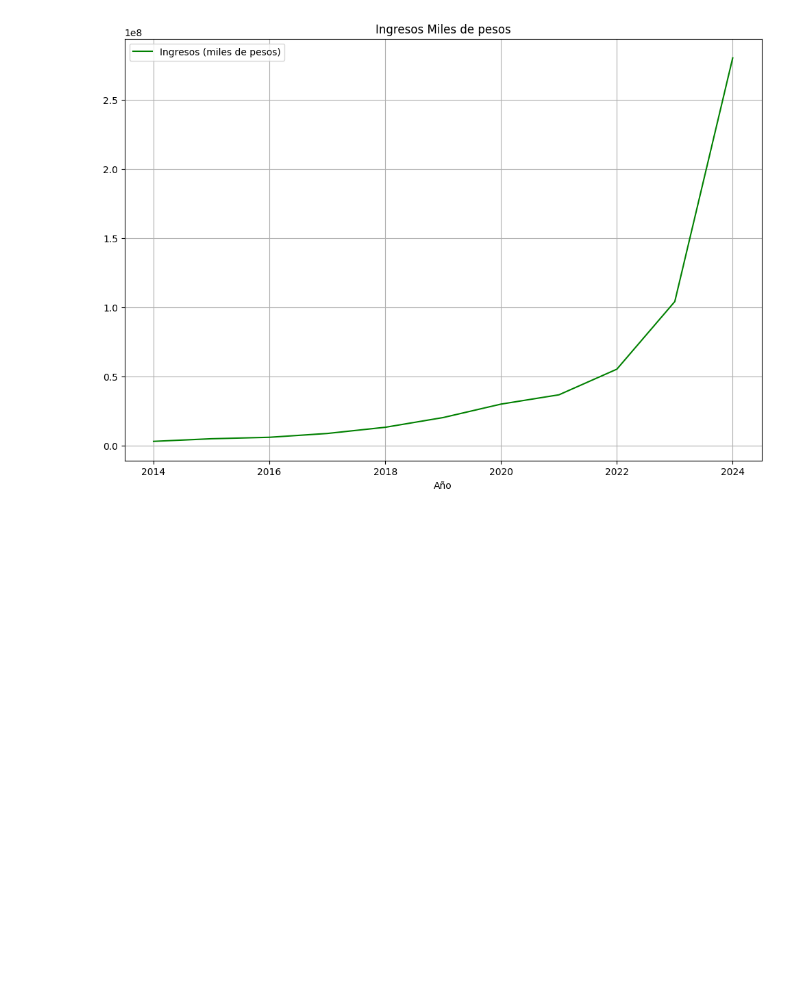
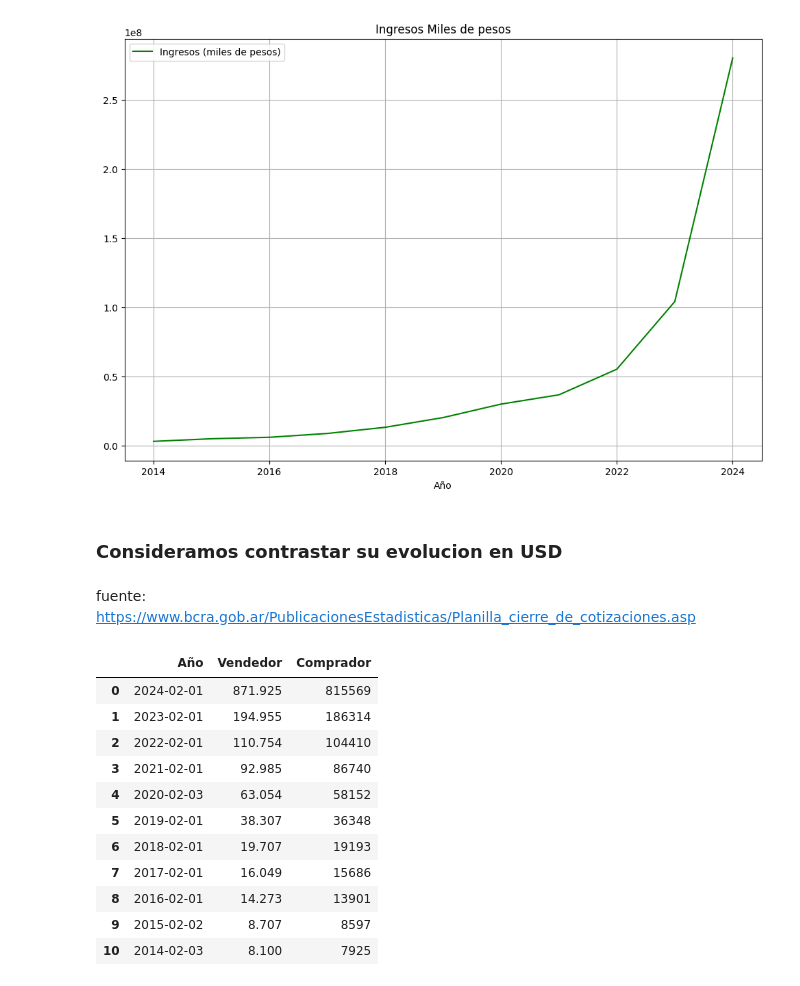
Before and after one commit to FerchoHenry/fmgc-pida, a Jupyter notebook: notebooks/EDA.ipynb, the cells around one changed output. Cells and saved outputs as stored; diff of their text form; code cells hidden in the pictures; blank space fills up the shorter version.

```diff
--- a/notebooks/EDA.ipynb
+++ b/notebooks/EDA.ipynb
@@ -691,3 +691,26 @@ df_Ingresos_.plot(x='Año',
 # %% [output]
 <Axes: title={'center': 'Ingresos Miles de pesos'}, xlabel='Año'>
 [figure]
+# %% [markdown]
+### Consideramos contrastar su evolucion en USD
+# %% [markdown]
+fuente:
+https://www.bcra.gob.ar/PublicacionesEstadisticas/Planilla_cierre_de_cotizaciones.asp
+# %%
+dfcotizacion = pd.read_excel('cotizacion_dolar.xlsx')
+dfcotizacion
+# %%
+dfcotizacion
+# %% [output]
+|  | Año | Vendedor | Comprador |
+| 0 | 2024-02-01 | 871.925 | 815569 |
+| 1 | 2023-02-01 | 194.955 | 186314 |
+| 2 | 2022-02-01 | 110.754 | 104410 |
+| 3 | 2021-02-01 | 92.985 | 86740 |
+| 4 | 2020-02-03 | 63.054 | 58152 |
+| 5 | 2019-02-01 | 38.307 | 36348 |
+| 6 | 2018-02-01 | 19.707 | 19193 |
+| 7 | 2017-02-01 | 16.049 | 15686 |
+| 8 | 2016-02-01 | 14.273 | 13901 |
+| 9 | 2015-02-02 | 8.707 | 8597 |
+| 10 | 2014-02-03 | 8.100 | 7925 |
```
Also changed, not shown: parts of 6 cells of this notebook, 1 other file.
